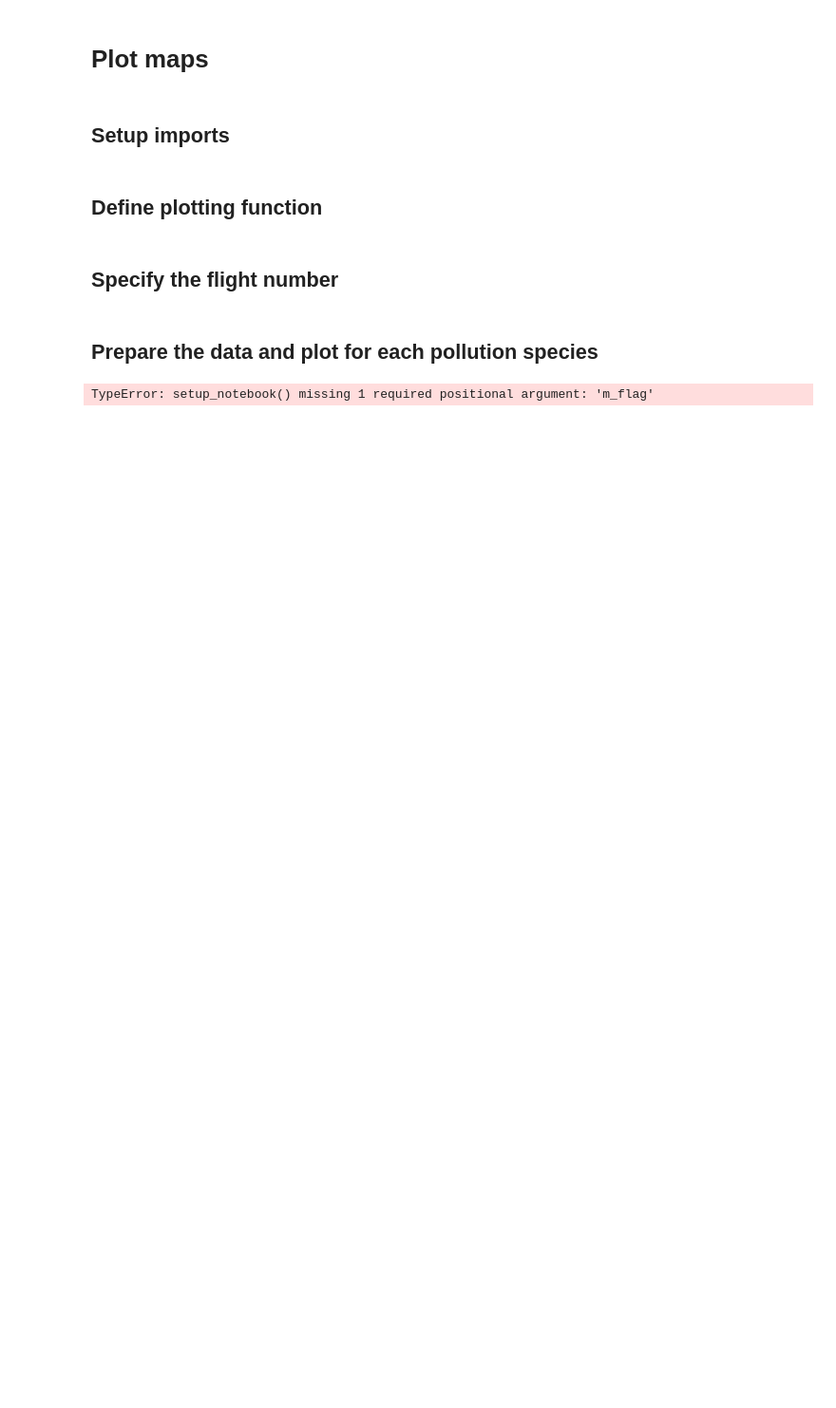
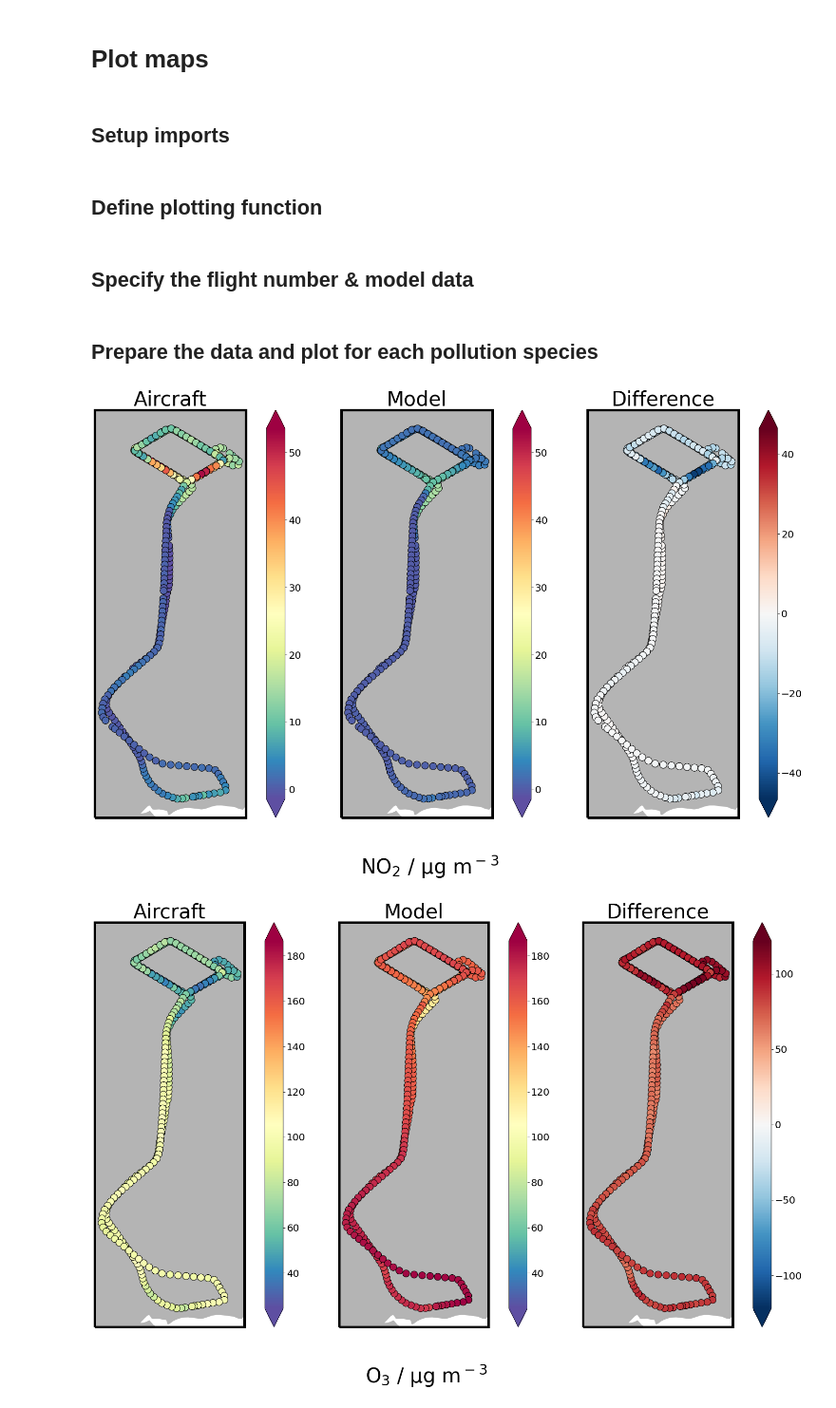
Before and after one commit to ADAQ-AQI/cap-notebooks, a Jupyter notebook: new flight plots/maps.ipynb, the cells around one changed output. Shown at 95% size. Drawn from its saved outputs; the diff is of its cells as text; code cells hidden in the pictures; blank space fills up the shorter version.

```diff
--- a/new flight plots/maps.ipynb
+++ b/new flight plots/maps.ipynb
@@ -9,4 +9,29 @@ import cartopy.crs as ccrs
 import notebook_prepare as pre
 # %% [markdown]
 ## Define plotting function
+# %%
+def plot_track(df) :
+
+    """
+    Plot maps of aircraft track.
+    """
+
+    # Define the figure.
+    fig = plt.figure(figsize=(25,15))
+    ax4 = pre.setup_map(fig,1,False)
+
+    # Define the data.
+    lat_data = df['Latitude'][:]
+    lon_data = df['Longitude'][:]
+    alt_data = df['Altitude'][:]
+
+    # Plot the data.
+    plt4 = ax4.scatter(lon_data,lat_data,s=200,c=alt_data,cmap=plt.cm.summer,ec='black',zorder=3,transform=ccrs.PlateCarree())
+
+    # Plot the colourbar.
+    cb4 = plt.colorbar(plt4,ax=ax4,orientation='vertical',pad=0.1,extend='both')
+    cb4.ax.tick_params(labelsize=20)
+    cb4.set_label('Altitude / m',fontsize=20,labelpad=10)
+
+    plt.show()
 # %%
@@ -135,25 +115,31 @@ def plot_maps(df,wind_df,plotdir,key,label) :
 # %% [markdown]
-## Specify the flight number
+## Specify the flight number & model data
 # %%
 # Set the flight number.
 # Current valid options are M270, M296 and M302.
 flight_number = 'M296'
+
+# Specify whether you have model data to plot.
+model = True
 # %% [markdown]
 ## Prepare the data and plot for each pollution species
 # %%
 species_dict = pre.species_dictionary()
-setup = pre.setup_notebook(flight_number)
-optns = setup[6]
+setup = pre.setup_notebook(flight_number, model)
+optns = setup[4]
+
 for key in species_dict.keys() :
     code,label,column_key,unit_conv = species_dict[key]['code'],species_dict[key]['label'],species_dict[key]['column_key'],species_dict[key]['unit_conv']
 
         # Combine the aircraft and model data.
     df = pre.combine_data(setup,code)
+        # Resample the data.
+    resample_df = pre.resample_data(df,optns['resample_time'],optns['avg_method'],optns['min_method'],optns['max_method'], model)
+    #wind_df = pre.resample_wind_data(df,optns['resample_time']) #not used?
 
-        # Resample the data.
-    resample_df = pre.resample_data(df,optns['resample_time'],optns['avg_method'],optns['min_method'],optns['max_method'])
-    wind_df = pre.resample_wind_data(df,optns['resample_time']) #not used?
+    plot_maps(resample_df,setup[5],key,label, model)
 
-    plot_maps(resample_df,wind_df,setup[5],key,label)
+plot_track(resample_df)
 # %% [output]
-TypeError: setup_notebook() missing 1 required positional argument: 'm_flag'
+[figure, added]
+[figure, added]
```
Also changed, not shown: parts of 2 cells of this notebook, 7 other files.
